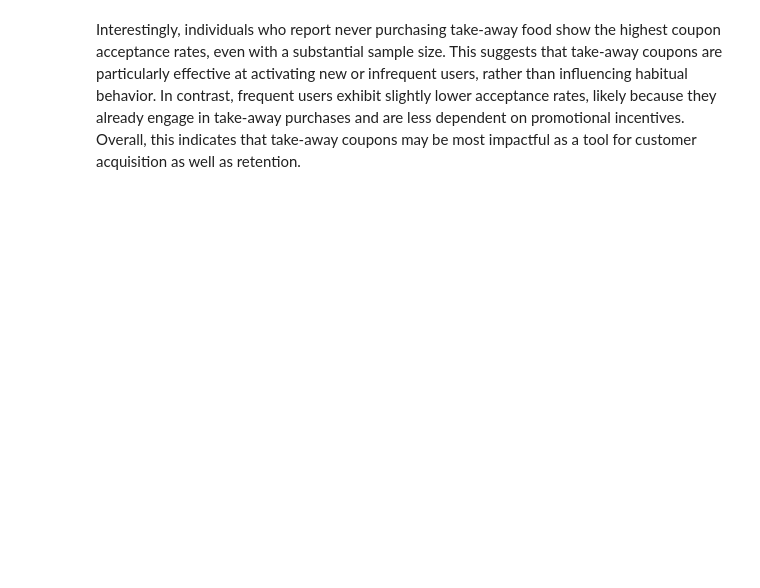
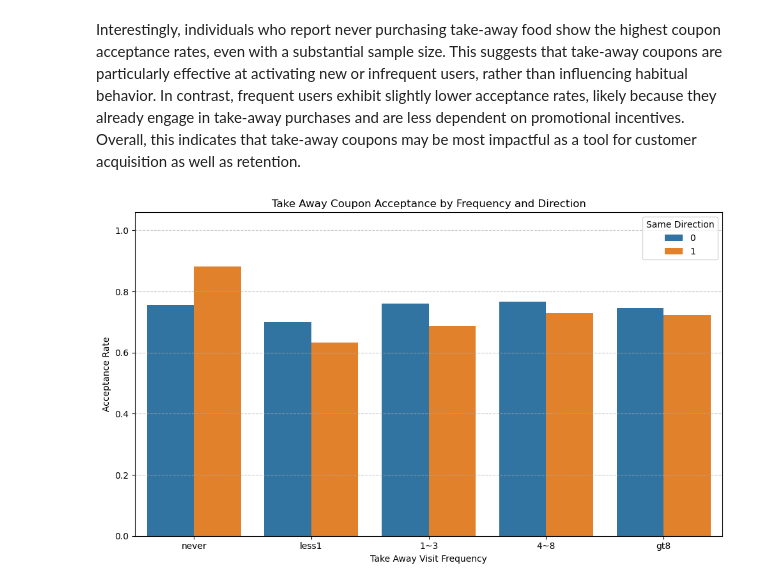
Before and after one commit to dsnyder1974/Coupon_Acceptance, a Jupyter notebook: Coupons.ipynb, the cells around one changed output. Cells and saved outputs as stored; diff of their text form; code cells hidden in the pictures; blank space fills up the shorter version.

```diff
--- a/Coupons.ipynb
+++ b/Coupons.ipynb
@@ -984,3 +1008,34 @@ fig.show()
 [interactive output not drawn]
 # %% [markdown]
 Interestingly, individuals who report never purchasing take-away food show the highest coupon acceptance rates, even with a substantial sample size. This suggests that take-away coupons are particularly effective at activating new or infrequent users, rather than influencing habitual behavior. In contrast, frequent users exhibit slightly lower acceptance rates, likely because they already engage in take-away purchases and are less dependent on promotional incentives. Overall, this indicates that take-away coupons may be most impactful as a tool for customer acquisition as well as retention.
+# %%
+combo = (
+    carry_data
+    .groupby(['CarryAway', 'direction_same'], observed=True)['Y']
+    .mean()
+    .reset_index()
+)
+
+order = ['never', 'less1', '1~3', '4~8', 'gt8']
+
+plt.figure(figsize=(10, 6))
+ax = sns.barplot(
+    data=combo,
+    x='CarryAway',
+    y='Y',
+    hue='direction_same',
+    order=order
+)
+
+plt.title('Take Away Coupon Acceptance by Frequency and Direction')
+plt.xlabel('Take Away Visit Frequency')
+plt.ylabel('Acceptance Rate')
+
+plt.ylim(0, combo['Y'].max() * 1.2)
+ax.yaxis.grid(True, linestyle='--', alpha=0.7)
+
+plt.legend(title='Same Direction')
+plt.tight_layout()
+plt.show()
+# %% [output]
+[figure, added]
```
Also changed, not shown: parts of 6 cells of this notebook.
